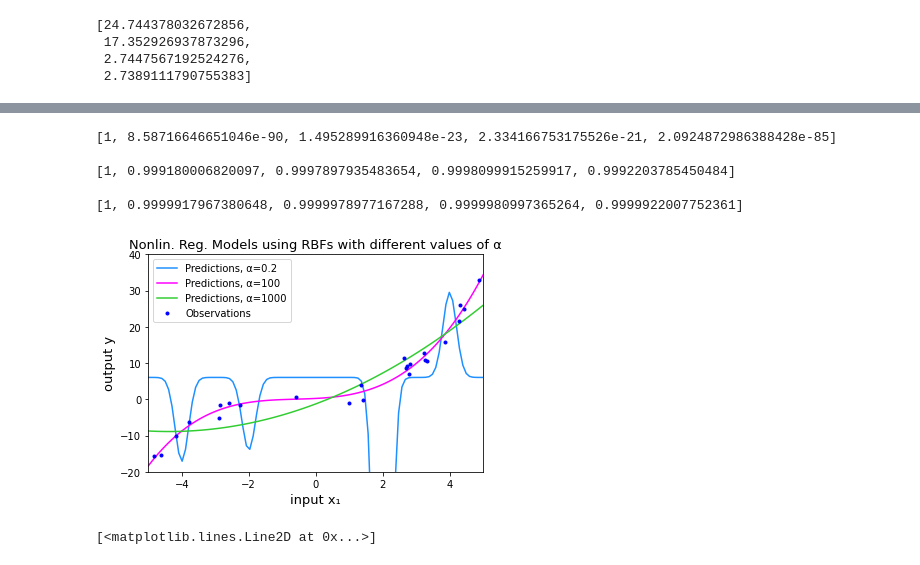
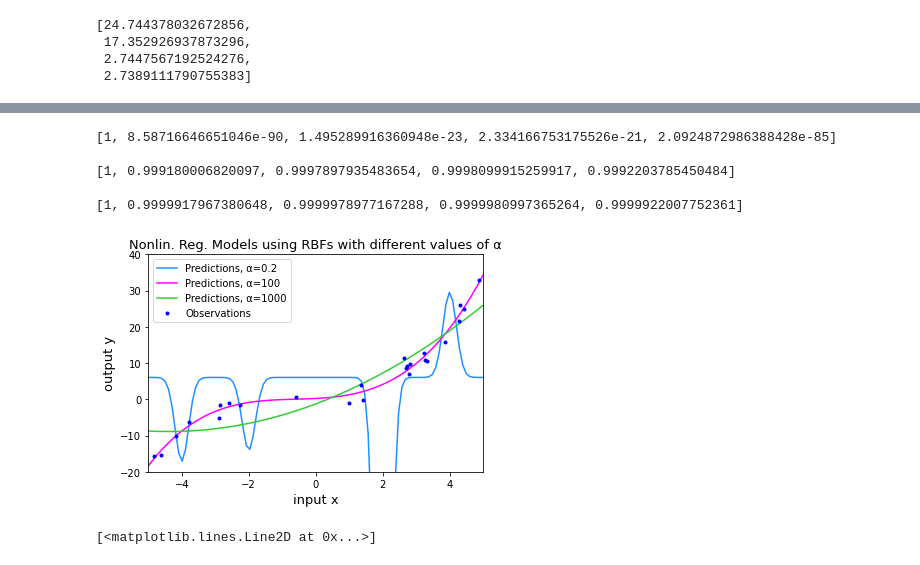
Before and after one commit to larswe/introductory-applied-machine-learning, a Jupyter notebook: Coursework 1/Untitled.ipynb, the cells around one changed output, grey strips where cells are left out. Saved outputs shown, nothing was run; the diff lists cells and outputs as text; code cells hidden in the pictures.

```diff
--- a/Coursework 1/Untitled.ipynb
+++ b/Coursework 1/Untitled.ipynb
@@ -243,35 +260,35 @@ models = []
 
 for i in range(len(alphas)):
     alpha = alphas[i]
     X_rbf = [group_rbf(x, alpha) for x in X.values]
     lin_reg = LinearRegression(fit_intercept=False)
     lin_reg.fit(X_rbf, y)
     models.append(lin_reg)
 
     X_coords = np.linspace(-5, 5, 100)
     X_coords_rbf = [group_rbf(x, alpha) for x in X_coords]
     y_predict = lin_reg.predict(X_coords_rbf)
 
     print(X_coords_rbf[50])
     print()
 
     pred, = plt.plot(X_coords, y_predict, colours[i])
     pred.set_label("Predictions, \N{GREEK SMALL LETTER ALPHA}=" + str(alpha))
 obs, = plt.plot(X, y, "b.")
 obs.set_label("Observations")
 plt.legend()
 plt.axis([-5, 5, -20, 40])
-plt.xlabel("input x\N{SUBSCRIPT ONE}", fontsize=13)
+plt.xlabel("input x", fontsize=13)
 plt.ylabel("output y", fontsize=13)
 plt.title("Nonlin. Reg. Models using RBFs with different values of \N{GREEK SMALL LETTER ALPHA}", fontsize=13)
 plt.show()
 # %% [output]
 [1, 8.58716646651046e-90, 1.495289916360948e-23, 2.334166753175526e-21, 2.0924872986388428e-85]
 
 [1, 0.999180006820097, 0.9997897935483654, 0.9998099915259917, 0.9992203785450484]
 
 [1, 0.9999917967380648, 0.9999978977167288, 0.9999980997365264, 0.9999922007752361]
-[figure, old version]
+[figure, new version]
 # %%
 xs = np.linspace(-10, 10, 1000)
 ys = [single_rbf(x, 0, 0.1) for x in xs]
```
Also changed, not shown: parts of 10 cells of this notebook, 6 other files.
